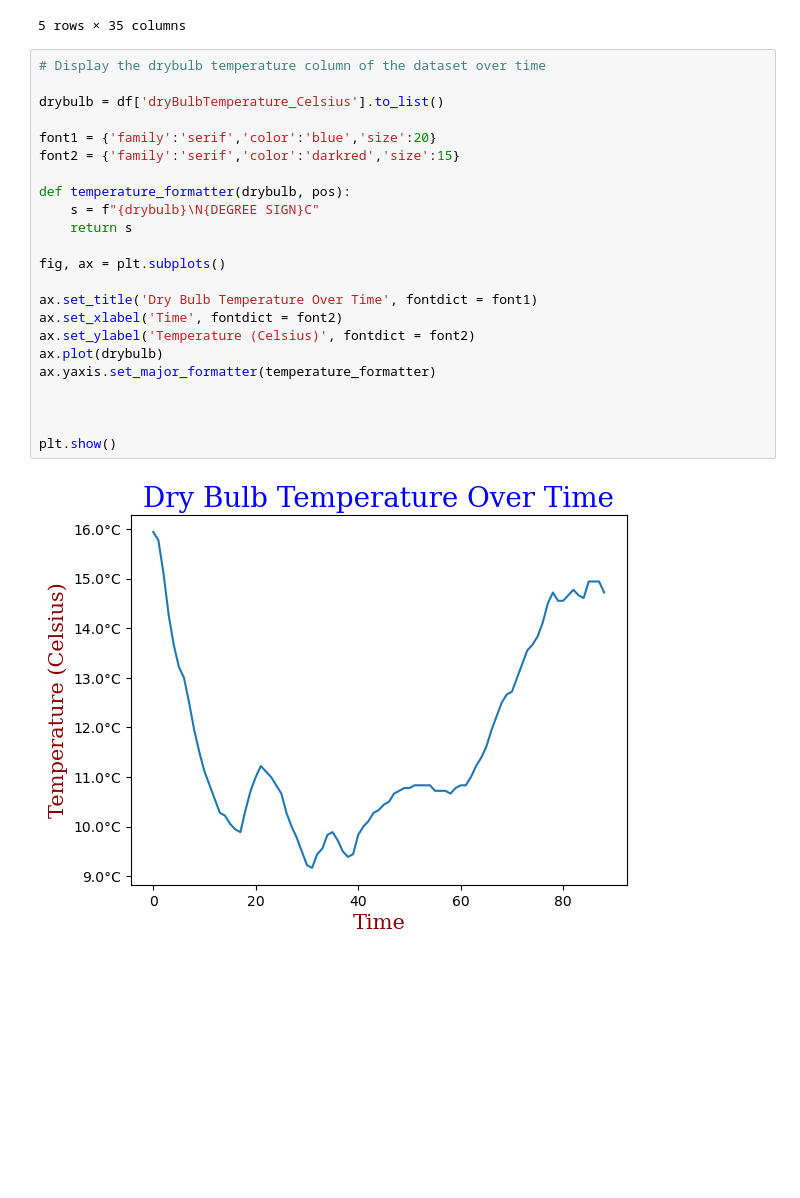
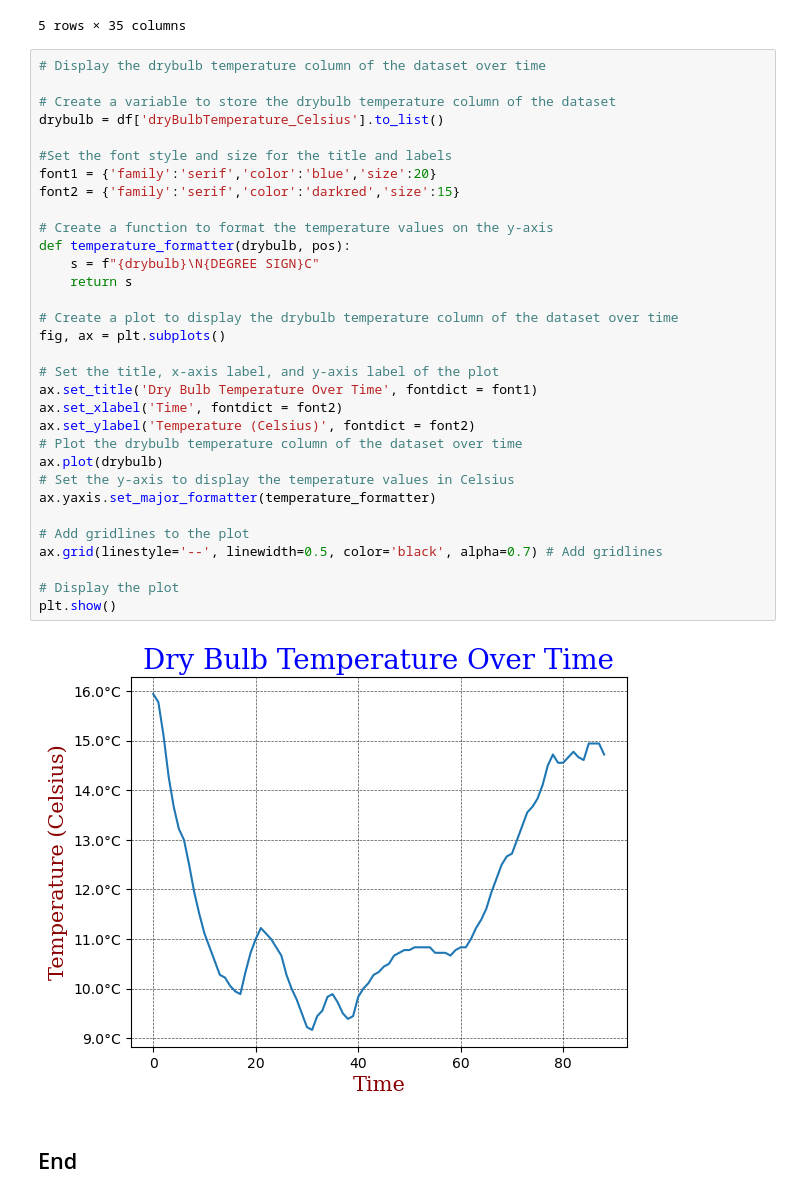
Before and after one commit to MikeCurleyCoosan/PFDA, a Jupyter notebook: PFDA_assignments/assignment2-weather.ipynb, the cells around one changed output. Drawn from its saved outputs; the diff is of its cells as text; blank space fills up the shorter version.

```diff
--- a/PFDA_assignments/assignment2-weather.ipynb
+++ b/PFDA_assignments/assignment2-weather.ipynb
@@ -27,25 +27,36 @@ df.head()
 # %%
 # Display the drybulb temperature column of the dataset over time
 
+# Create a variable to store the drybulb temperature column of the dataset
 drybulb = df['dryBulbTemperature_Celsius'].to_list()
 
+#Set the font style and size for the title and labels
 font1 = {'family':'serif','color':'blue','size':20}
 font2 = {'family':'serif','color':'darkred','size':15}
 
+# Create a function to format the temperature values on the y-axis
 def temperature_formatter(drybulb, pos):
     s = f"{drybulb}\N{DEGREE SIGN}C"
     return s
 
+# Create a plot to display the drybulb temperature column of the dataset over time
 fig, ax = plt.subplots()
 
+# Set the title, x-axis label, and y-axis label of the plot
 ax.set_title('Dry Bulb Temperature Over Time', fontdict = font1)
 ax.set_xlabel('Time', fontdict = font2)
 ax.set_ylabel('Temperature (Celsius)', fontdict = font2)
+# Plot the drybulb temperature column of the dataset over time
 ax.plot(drybulb)
+# Set the y-axis to display the temperature values in Celsius
 ax.yaxis.set_major_formatter(temperature_formatter)
 
+# Add gridlines to the plot
+ax.grid(linestyle='--', linewidth=0.5, color='black', alpha=0.7) # Add gridlines
 
-
+# Display the plot
 plt.show()
 # %% [output]
-[figure, old version]
+[figure, new version]
+# %% [markdown]
+## End
```
Also changed, not shown: 7 other files.
